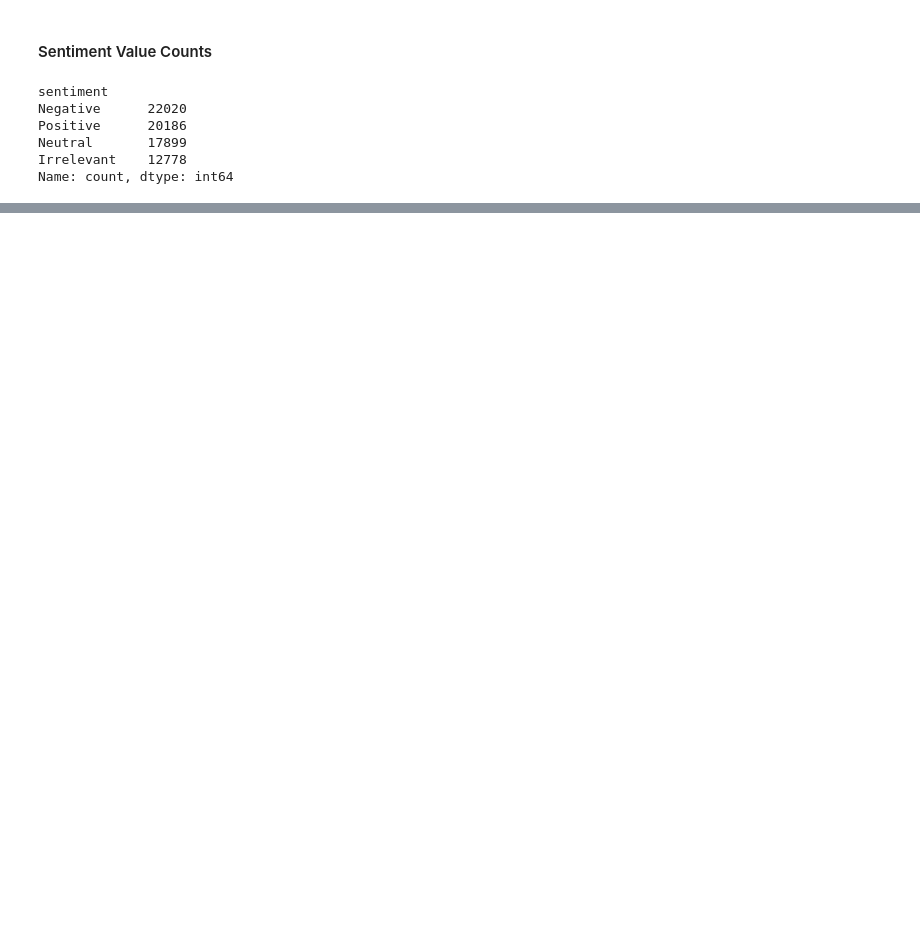
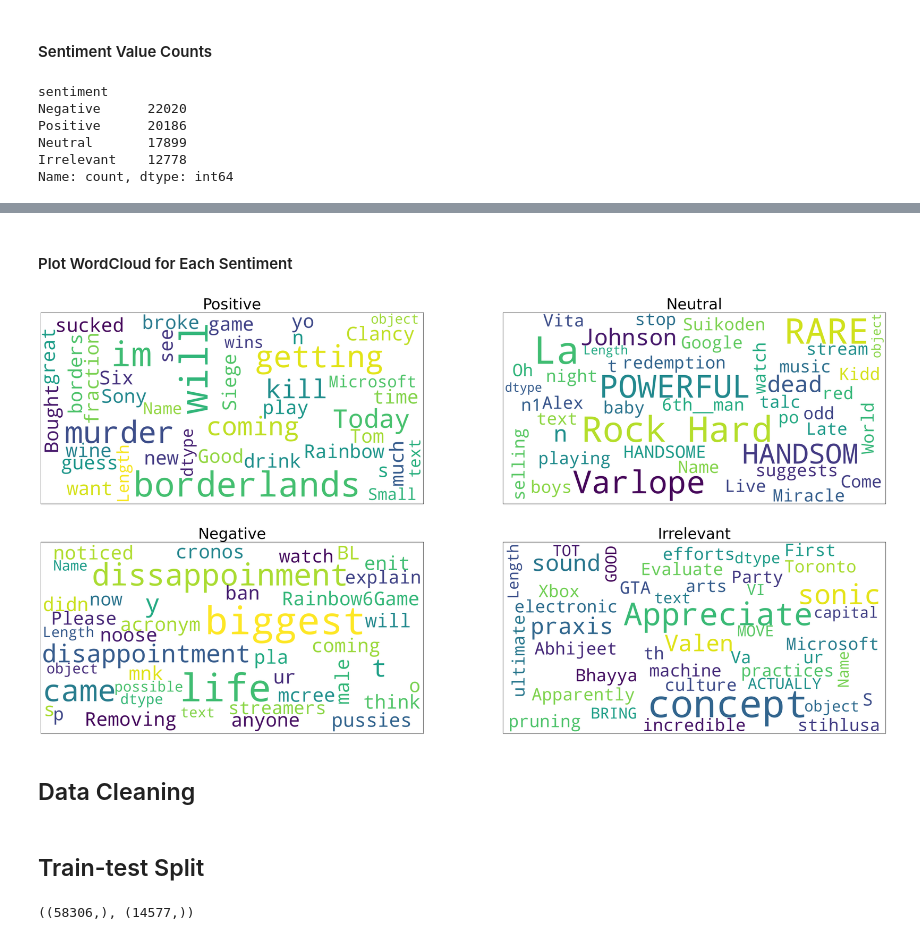
Before and after one commit to luch91/TWITTER-SENTIMENT-ANALYSIS, a Jupyter notebook: twitter_sentiment_analysis.ipynb, the cells around one changed output, grey strips where cells are left out. Saved outputs shown, nothing was run; the diff lists cells and outputs as text; code cells hidden in the pictures; blank space fills up the shorter version.

```diff
--- a/twitter_sentiment_analysis.ipynb
+++ b/twitter_sentiment_analysis.ipynb
@@ -182,0 +253,19 @@ Name: count, dtype: int64
+# %% [markdown]
+#### Plot WordCloud for Each Sentiment
+# %%
+plt.figure(figsize=(40,20))
+
+for index, sent in enumerate(df["sentiment"].unique()):
+    plt.subplot(2,2, index+ 1)
+    data = df[df["sentiment"]==sent]["text"]
+    wordcloud = WordCloud(background_color="white", stopwords=stopwords,
+                      max_words=300, max_font_size=40,scale=5).generate(str(data))
+
+    plt.imshow(wordcloud)
+    plt.xticks([])
+    plt.yticks([])
+    plt.title(sent, fontsize=40)
+# %% [output]
+[figure, added]
+# %% [markdown]
+## Data Cleaning
@@ -182,0 +278,2 @@ Name: count, dtype: int64
+# %% [markdown]
+## Train-test Split
@@ -182,0 +287,4 @@ Name: count, dtype: int64
+# %%
+X_train.shape, X_test.shape
+# %% [output]
+((58306,), (14577,))
```
Also changed, not shown: parts of 24 cells of this notebook.
